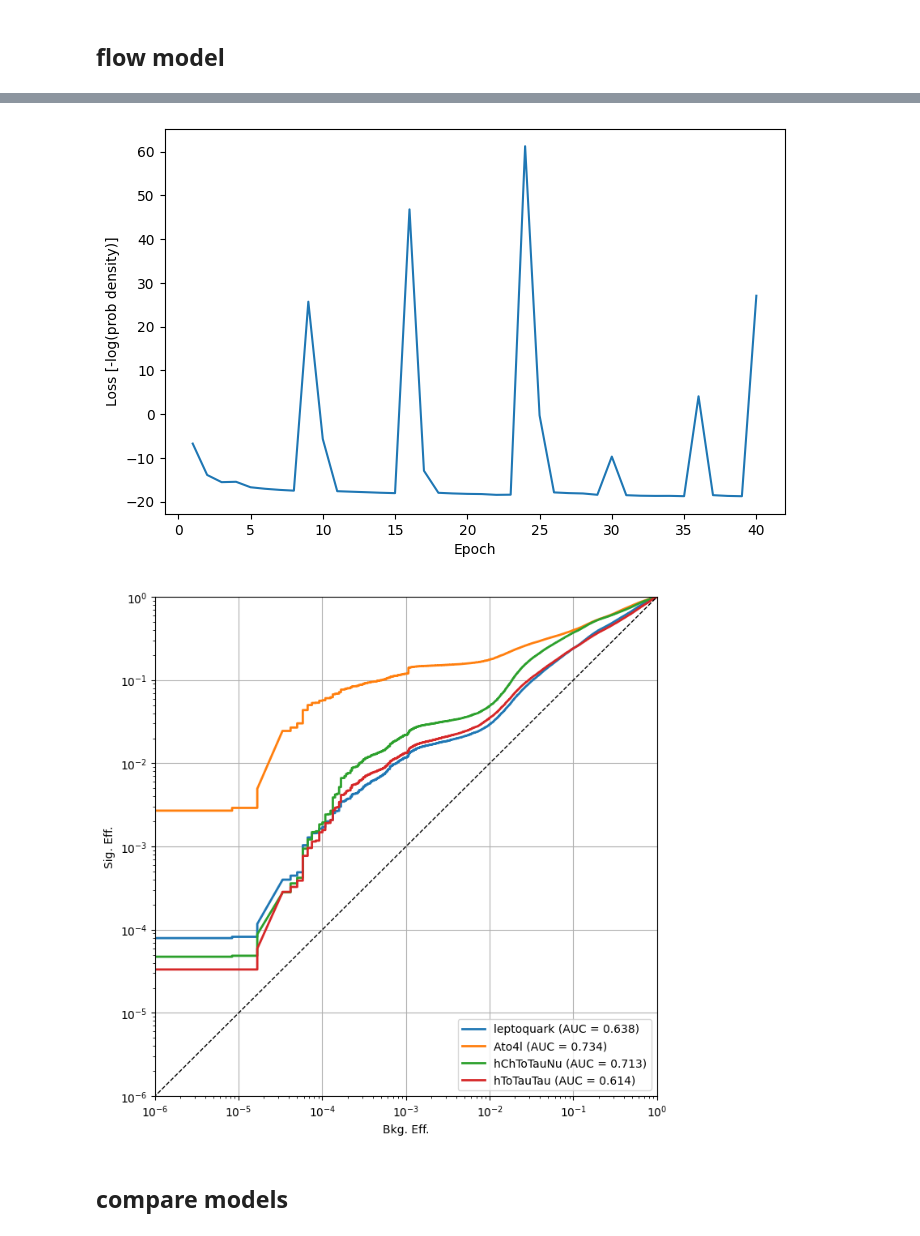
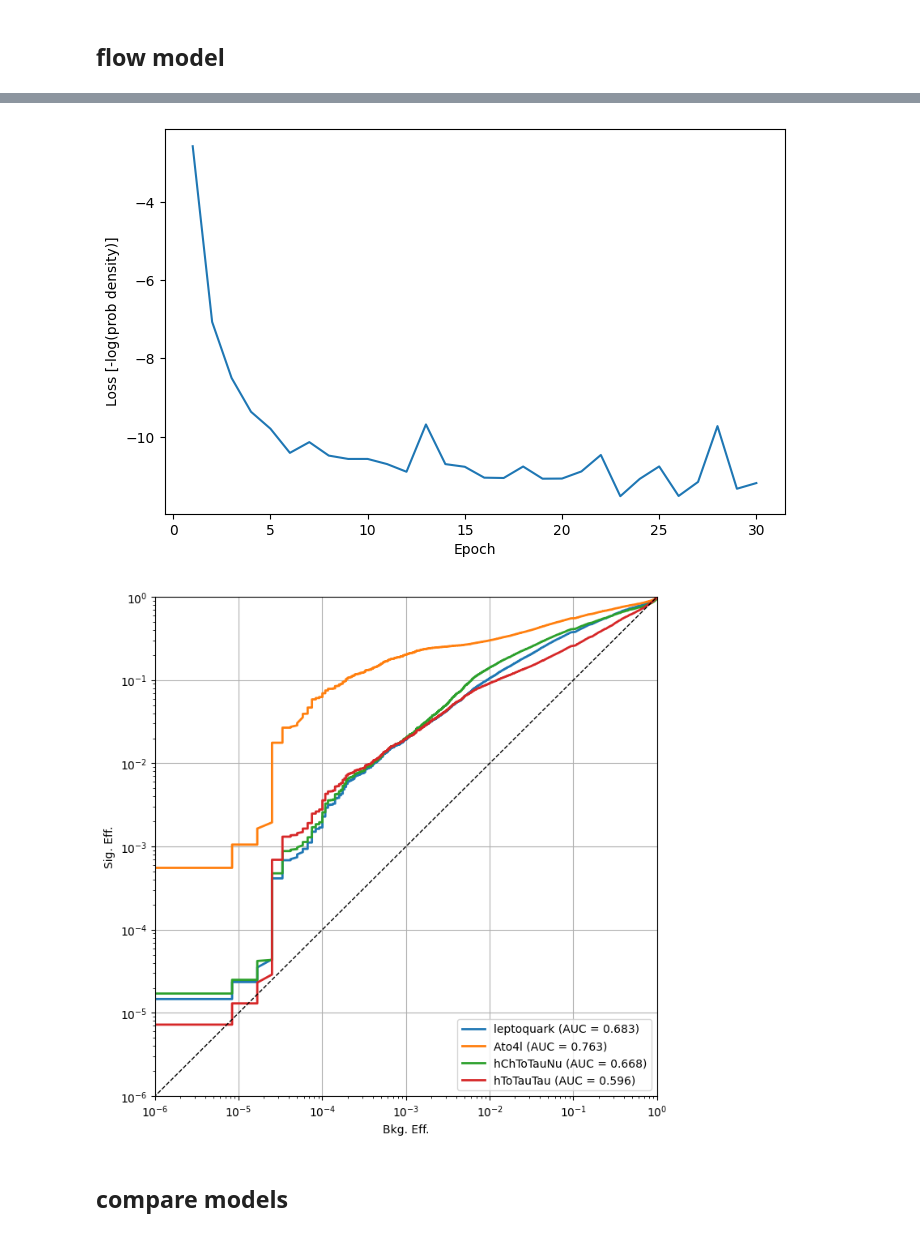
Before and after one commit to hftsoi/hls4nf, a Jupyter notebook: train.ipynb, the cells around one changed output, grey strips where cells are left out. Drawn from its saved outputs; the diff is of its cells as text; code cells hidden in the pictures.

```diff
--- a/train.ipynb
+++ b/train.ipynb
@@ -273,10 +273,10 @@ vae_encoder.save_weights('weights/weights_vae_encoder.h5')
 # %% [markdown]
 ## flow model
 # %%
-epochs = 40
+epochs = 30
 batch_size = 256
 
-model_nf = NormalizingFlowModel(num_flows=5, q=True)
+model_nf = NormalizingFlowModel(num_flows=3, q=True)
 
 train_dataset = tf.data.Dataset.from_tensor_slices(X_train).shuffle(10000).batch(batch_size)
 optimizer = tf.keras.optimizers.legacy.Adam(learning_rate=0.005)
@@ -327,4 +327,4 @@ Epoch 40/40, Loss: 27.0482
-[figure, old version]
+[figure, new version]
 # %%
 plt.figure(figsize=(8,6))
 plt.hist(score_bkg_nf, bins=1000, alpha=0.5, label='Bkg', density=True)
@@ -359,7 +359,7 @@ plt.xlim((1e-6,1))
 plt.grid(True)
 plt.show()
 # %% [output]
-[figure, old version]
+[figure, new version]
 # %%
 if os.path.exists('weights/weights_nf.h5'):
     os.remove('weights/weights_nf.h5')
```
Also changed, not shown: parts of 1 cell of this notebook, 1 other file.
